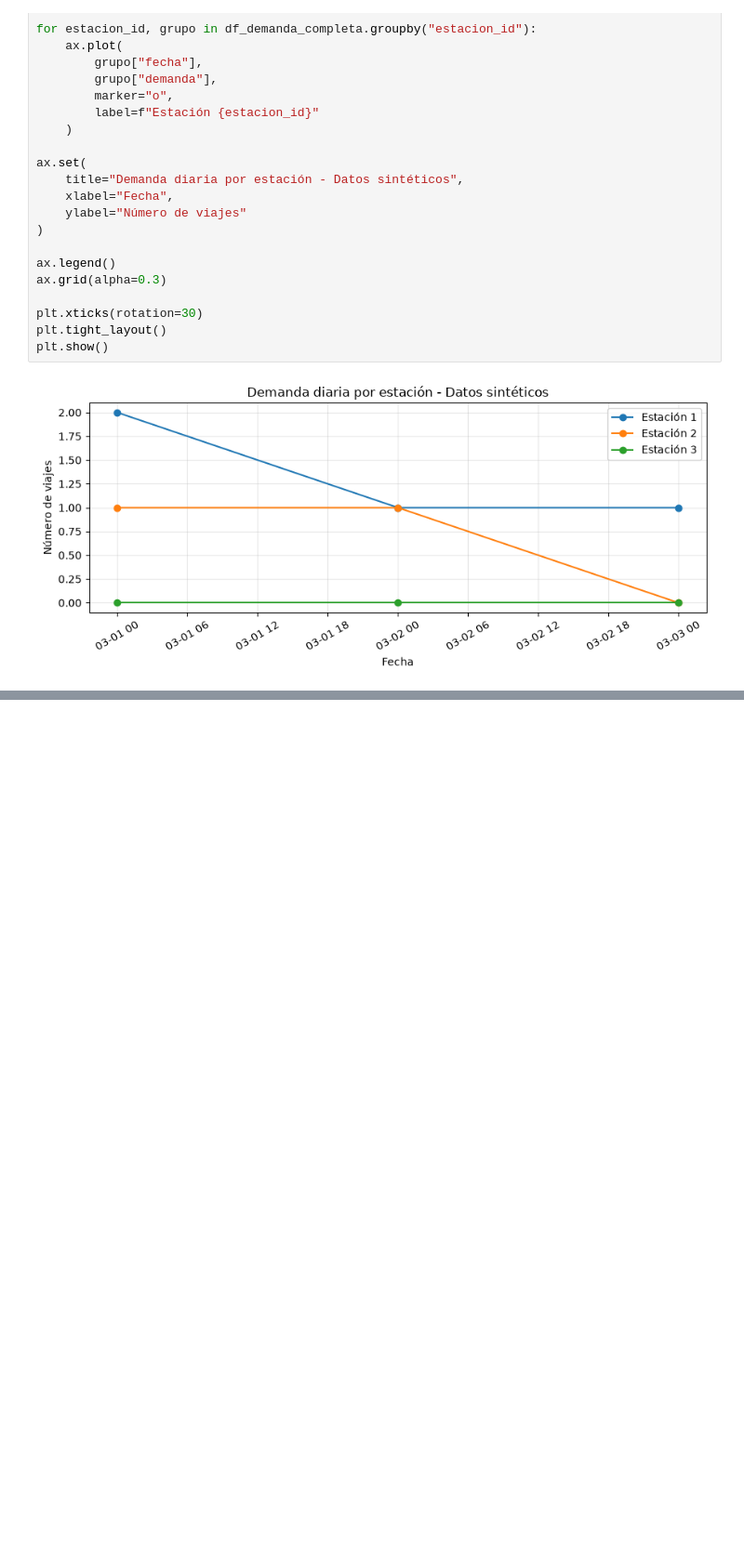
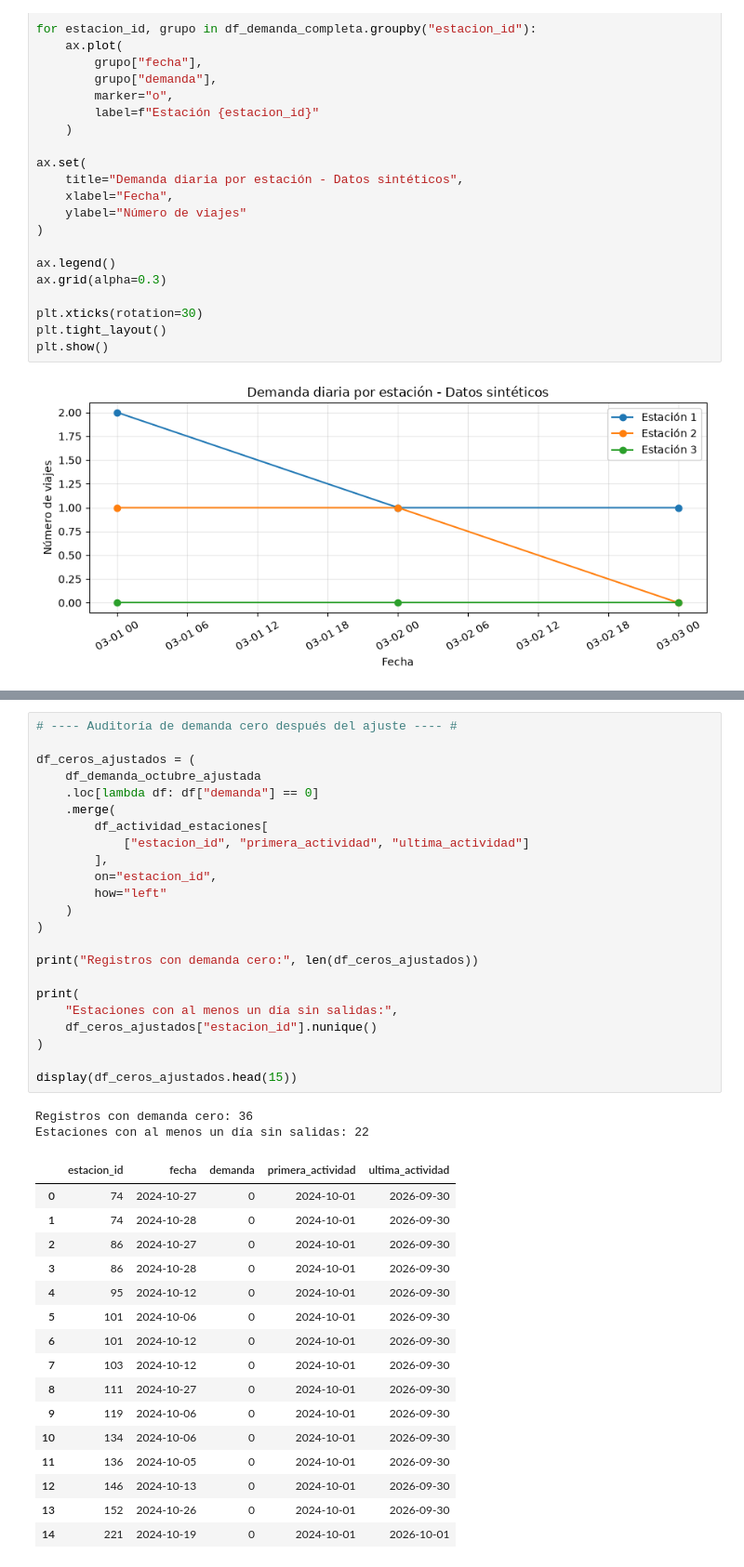
Before and after one commit to CristhianHernandez/TC5061-Proyecto-Equipo16, a Jupyter notebook: notebooks/1.0-hh2-exploracion-viajes.ipynb, the cells around one changed output, grey strips where cells are left out. Shown at 93% size. Cells and saved outputs as stored; diff of their text form; blank space fills up the shorter version.

```diff
--- a/notebooks/1.0-hh2-exploracion-viajes.ipynb
+++ b/notebooks/1.0-hh2-exploracion-viajes.ipynb
@@ -251,0 +1077,42 @@ plt.show()
+# %%
+# ---- Auditoría de demanda cero después del ajuste ---- #
+
+df_ceros_ajustados = (
+    df_demanda_octubre_ajustada
+    .loc[lambda df: df["demanda"] == 0]
+    .merge(
+        df_actividad_estaciones[
+            ["estacion_id", "primera_actividad", "ultima_actividad"]
+        ],
+        on="estacion_id",
+        how="left"
+    )
+)
+
+print("Registros con demanda cero:", len(df_ceros_ajustados))
+
+print(
+    "Estaciones con al menos un día sin salidas:",
+    df_ceros_ajustados["estacion_id"].nunique()
+)
+
+display(df_ceros_ajustados.head(15))
+# %% [output]
+Registros con demanda cero: 36
+Estaciones con al menos un día sin salidas: 22
+|  | estacion_id | fecha | demanda | primera_actividad | ultima_actividad |
+| 0 | 74 | 2024-10-27 | 0 | 2024-10-01 | 2026-09-30 |
+| 1 | 74 | 2024-10-28 | 0 | 2024-10-01 | 2026-09-30 |
+| 2 | 86 | 2024-10-27 | 0 | 2024-10-01 | 2026-09-30 |
+| 3 | 86 | 2024-10-28 | 0 | 2024-10-01 | 2026-09-30 |
+| 4 | 95 | 2024-10-12 | 0 | 2024-10-01 | 2026-09-30 |
+| 5 | 101 | 2024-10-06 | 0 | 2024-10-01 | 2026-09-30 |
+| 6 | 101 | 2024-10-12 | 0 | 2024-10-01 | 2026-09-30 |
+| 7 | 103 | 2024-10-12 | 0 | 2024-10-01 | 2026-09-30 |
+| 8 | 111 | 2024-10-27 | 0 | 2024-10-01 | 2026-09-30 |
+| 9 | 119 | 2024-10-06 | 0 | 2024-10-01 | 2026-09-30 |
+| 10 | 134 | 2024-10-06 | 0 | 2024-10-01 | 2026-09-30 |
+| 11 | 136 | 2024-10-05 | 0 | 2024-10-01 | 2026-09-30 |
+| 12 | 146 | 2024-10-13 | 0 | 2024-10-01 | 2026-09-30 |
+| 13 | 152 | 2024-10-26 | 0 | 2024-10-01 | 2026-09-30 |
+| 14 | 221 | 2024-10-19 | 0 | 2024-10-01 | 2026-10-01 |
```
Also changed, not shown: parts of 52 cells of this notebook, 2 other files.
